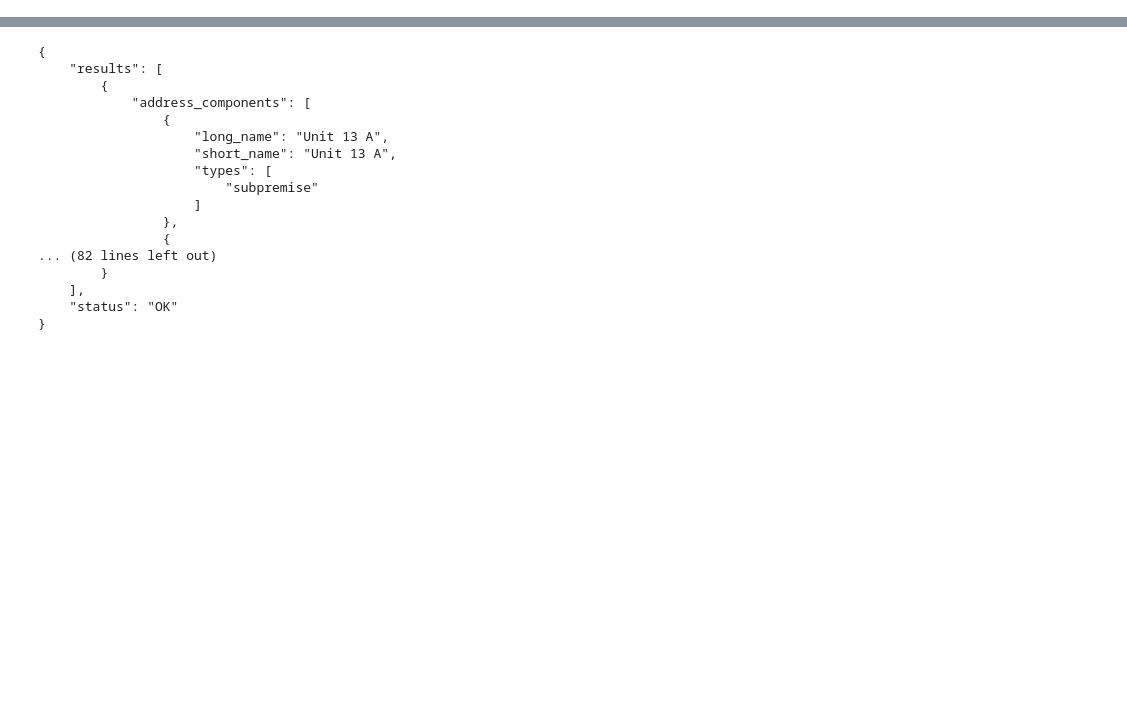
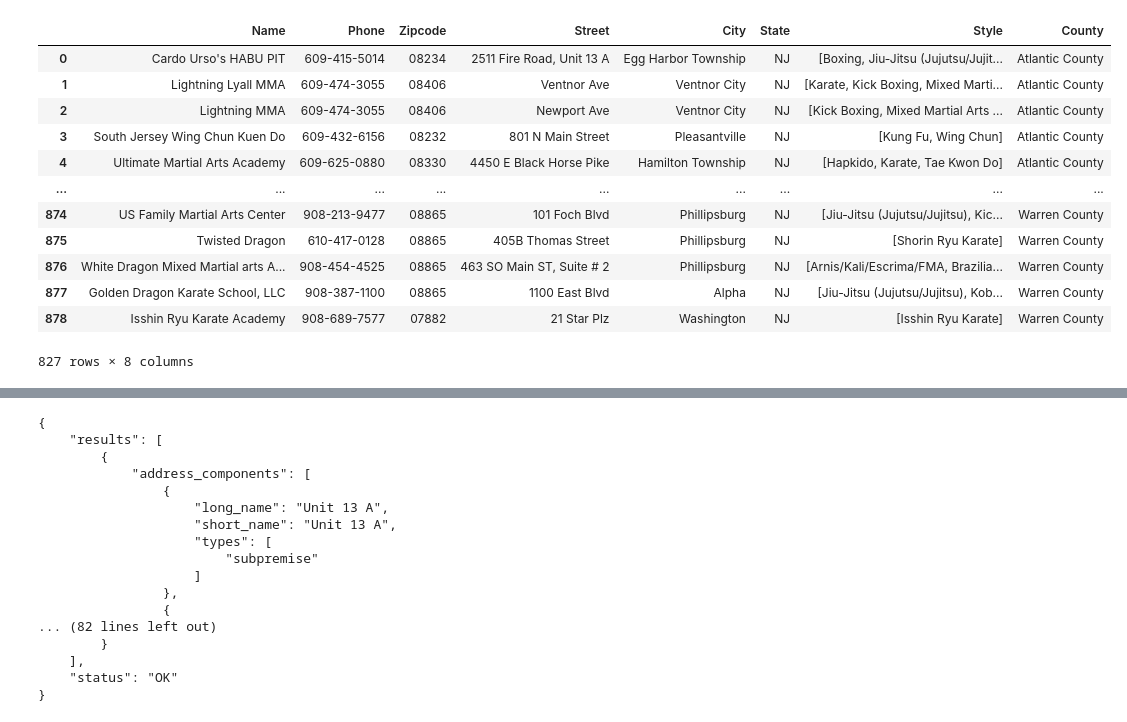
Before and after one commit to kplam624/Dojo-Finder, a Jupyter notebook: Data_Scraping.ipynb, the cells around one changed output, grey strips where cells are left out. Drawn from its saved outputs; the diff is of its cells as text; code cells hidden in the pictures; blank space fills up the shorter version.

```diff
--- a/Data_Scraping.ipynb
+++ b/Data_Scraping.ipynb
@@ -167,0 +211,32 @@ WebDriverException: Message: chrome not reachable
+# %%
+# Cleaning the dataframe for any irregularities.
+# Any needed fixes to the dataset.
+dojo_df.loc[11].replace('(Behind Atlanticare)','120 White Horse Pike',inplace = True)
+dojo_df.loc[48].replace('Lower Level','101 Rt. 46',inplace = True)
+dojo_df.loc[135].replace('','08505',inplace = True)
+dojo_df.loc[182].replace('','08043',inplace = True)
+dojo_df.loc[195].replace('','476 Centennial Blvd',inplace = True)
+dojo_df.loc[314].replace('ACME Shopping Center','Center Square Road',inplace = True)
+dojo_df.loc[316].replace('ACME Shopping Plaza','Center Square Road',inplace = True)
+dojo_df.loc[342].replace('Superfitness','553 Beckett rd',inplace = True)
+dojo_df.loc[357].replace('Store Front','484 West Side Ave',inplace = True)
+dojo_df.loc[581].replace('56 Union Ave. - Rear',"56 Union Ave.",inplace = True)
+clean_dojo_df = dojo_df.drop([59,134,136,137,161,176,201,233,239,250,272,285,297,307,328,351,360,371,384,385,391,407,410,411,412,413,
+             433,445,447,452,482,511,512,514,516,520,523,569,600, 662,665,706,725,745,750,752,754,759,762,765,783,
+             861])
+# Shows the cleaned dataframe before google api.
+clean_dojo_df
+# %% [output]
+|  | Name | Phone | Zipcode | Street | City | State | Style | County |
+| 0 | Cardo Urso's HABU PIT | 609-415-5014 | 08234 | 2511 Fire Road, Unit 13 A | Egg Harbor Township | NJ | [Boxing, Jiu-Jitsu (Jujutsu/Jujit... | Atlantic County |
+| 1 | Lightning Lyall MMA | 609-474-3055 | 08406 | Ventnor Ave | Ventnor City | NJ | [Karate, Kick Boxing, Mixed Marti... | Atlantic County |
+| 2 | Lightning MMA | 609-474-3055 | 08406 | Newport Ave | Ventnor City | NJ | [Kick Boxing, Mixed Martial Arts ... | Atlantic County |
+| 3 | South Jersey Wing Chun Kuen Do | 609-432-6156 | 08232 | 801 N Main Street | Pleasantville | NJ | [Kung Fu, Wing Chun] | Atlantic County |
+| 4 | Ultimate Martial Arts Academy | 609-625-0880 | 08330 | 4450 E Black Horse Pike | Hamilton Township | NJ | [Hapkido, Karate, Tae Kwon Do] | Atlantic County |
+| ... | ... | ... | ... | ... | ... | ... | ... | ... |
+| 874 | US Family Martial Arts Center | 908-213-9477 | 08865 | 101 Foch Blvd | Phillipsburg | NJ | [Jiu-Jitsu (Jujutsu/Jujitsu), Kic... | Warren County |
+| 875 | Twisted Dragon | 610-417-0128 | 08865 | 405B Thomas Street | Phillipsburg | NJ | [Shorin Ryu Karate] | Warren County |
+| 876 | White Dragon Mixed Martial arts A... | 908-454-4525 | 08865 | 463 SO Main ST, Suite # 2 | Phillipsburg | NJ | [Arnis/Kali/Escrima/FMA, Brazilia... | Warren County |
+| 877 | Golden Dragon Karate School, LLC | 908-387-1100 | 08865 | 1100 East Blvd | Alpha | NJ | [Jiu-Jitsu (Jujutsu/Jujitsu), Kob... | Warren County |
+| 878 | Isshin Ryu Karate Academy | 908-689-7577 | 07882 | 21 Star Plz | Washington | NJ | [Isshin Ryu Karate] | Warren County |
+827 rows × 8 columns
```
Also changed, not shown: parts of 17 cells of this notebook, 4 other files.
